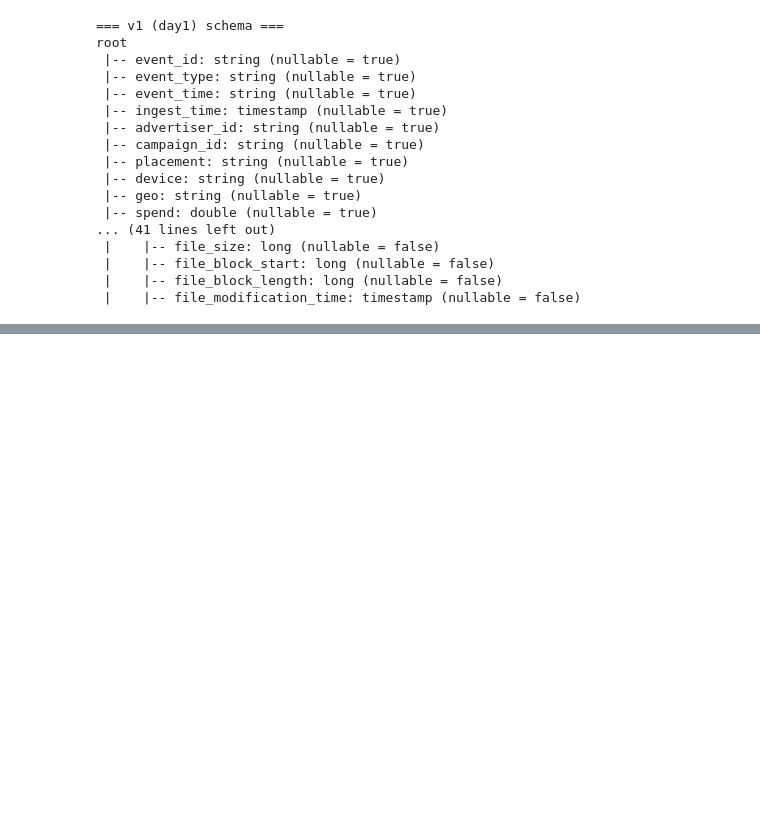
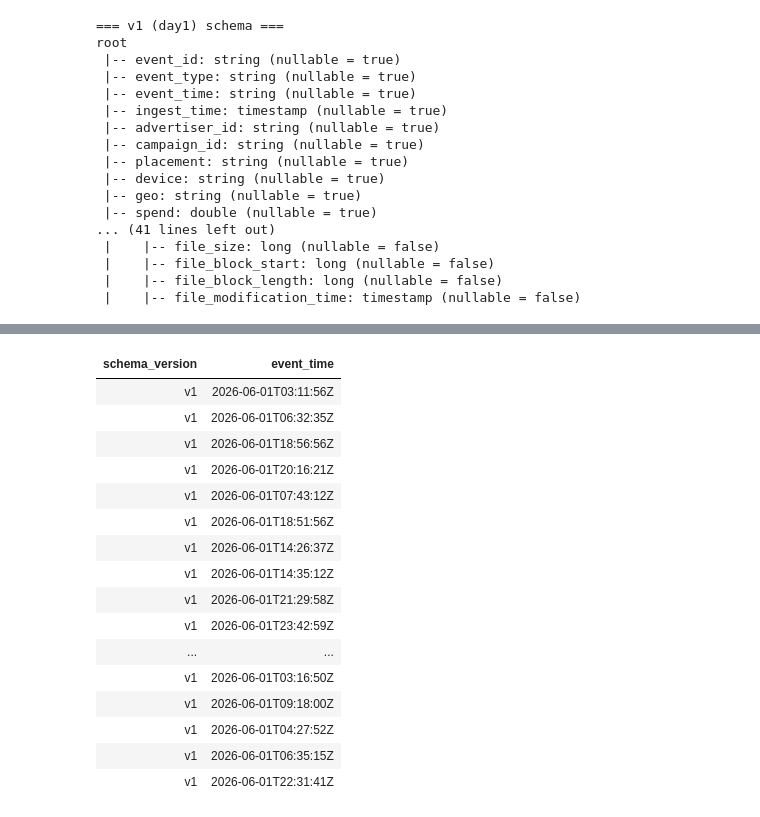
Before and after one commit to Lekhapriyadharshini/lekhapriyadharshini-data-engineering, a Jupyter notebook: projects/01-medallion-data-pipeline/notebooks/DSP_Medallion_Pipeline.ipynb, the cells around one changed output, grey strips where cells are left out. Saved outputs shown, nothing was run; the diff lists cells and outputs as text; code cells hidden in the pictures; blank space fills up the shorter version.

```diff
--- a/projects/01-medallion-data-pipeline/notebooks/DSP_Medallion_Pipeline.ipynb
+++ b/projects/01-medallion-data-pipeline/notebooks/DSP_Medallion_Pipeline.ipynb
@@ -125,0 +157,25 @@ bronze_advertisers: 10 rows
+# %%
+display(
+    events_unified
+    .select("schema_version", "event_time")
+    .distinct()
+    .limit(50)
+)
+# %% [output]
+| schema_version | event_time |
+| v1 | 2026-06-01T03:11:56Z |
+| v1 | 2026-06-01T06:32:35Z |
+| v1 | 2026-06-01T18:56:56Z |
+| v1 | 2026-06-01T20:16:21Z |
+| v1 | 2026-06-01T07:43:12Z |
+| v1 | 2026-06-01T18:51:56Z |
+| v1 | 2026-06-01T14:26:37Z |
+| v1 | 2026-06-01T14:35:12Z |
+| v1 | 2026-06-01T21:29:58Z |
+| v1 | 2026-06-01T23:42:59Z |
+| ... | ... |
+| v1 | 2026-06-01T03:16:50Z |
+| v1 | 2026-06-01T09:18:00Z |
+| v1 | 2026-06-01T04:27:52Z |
+| v1 | 2026-06-01T06:35:15Z |
+| v1 | 2026-06-01T22:31:41Z |
```
Also changed, not shown: parts of 16 cells of this notebook.
